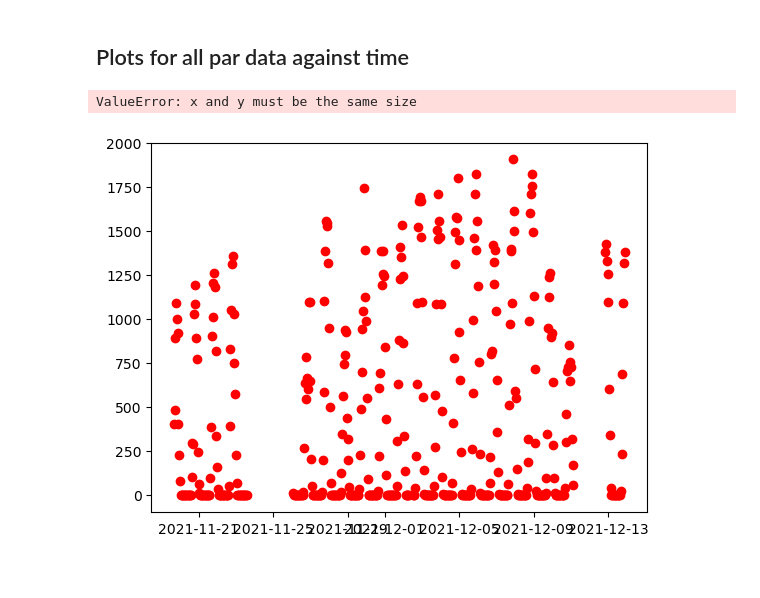
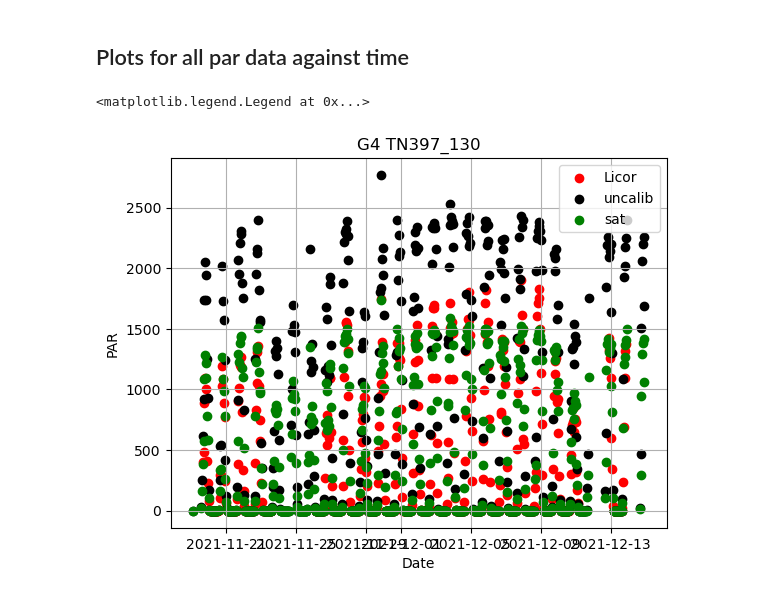
Before and after one commit to kpc02/SACNAS-2023-project, a Jupyter notebook: surface_level_par.ipynb, the cells around one changed output. Cells and saved outputs as stored; diff of their text form; code cells hidden in the pictures.

Commit message:
plots finished and new notebook made

```diff
--- a/surface_level_par.ipynb
+++ b/surface_level_par.ipynb
@@ -89,5 +76,7 @@ licor_hourly
 # %%
 uncalib_par = pd.read_csv('/Users/ceg/Desktop/kristine/SACNAS-2023-project/tn397_130_uncalib_par.csv')
 uncalib_par.drop(['Unnamed: 0'], axis = 1, inplace = True)
+uncalib_par['sat_par'] = uncalib_par['PAR'].apply(lambda x: x*0.627)
+uncalib_par['Date'] = pd.DatetimeIndex(uncalib_par.Date.values)
 uncalib_par
 # %% [output]
@@ -125,21 +118,23 @@ sat_par
 # %% [markdown]
 ## Plots for all par data against time
 # %%
-x = licor_hourly['datetime']
+x1 = licor_hourly['datetime']
+x2 = uncalib_par['Date']
 y1 = licor_hourly['mean_PAR']
 y2 = uncalib_par['PAR']
 y3 = sat_par['PAR']
 
 
-plt.scatter(x, y1, color='red', label='Licor')
-plt.scatter(x, y2, color='black', label='uncalib')
-plt.scatter(x, y3, color='green', label='sat')
+plt.scatter(x1, y1, color='red', label='Licor')
+plt.scatter(x2, y2, color='black', label='uncalib')
+plt.scatter(x2, y3, color='green', label='sat')
 
 
 plt.xlabel("Date")
 plt.ylabel("PAR")
 plt.title("G4 TN397_130")
 plt.grid()
+plt.legend()
 # %% [output]
-ValueError: x and y must be the same size
+<matplotlib.legend.Legend at 0x...>
-[figure, old version]
+[figure, new version]
```
Also changed, not shown: parts of 9 cells of this notebook, 1 other file.
